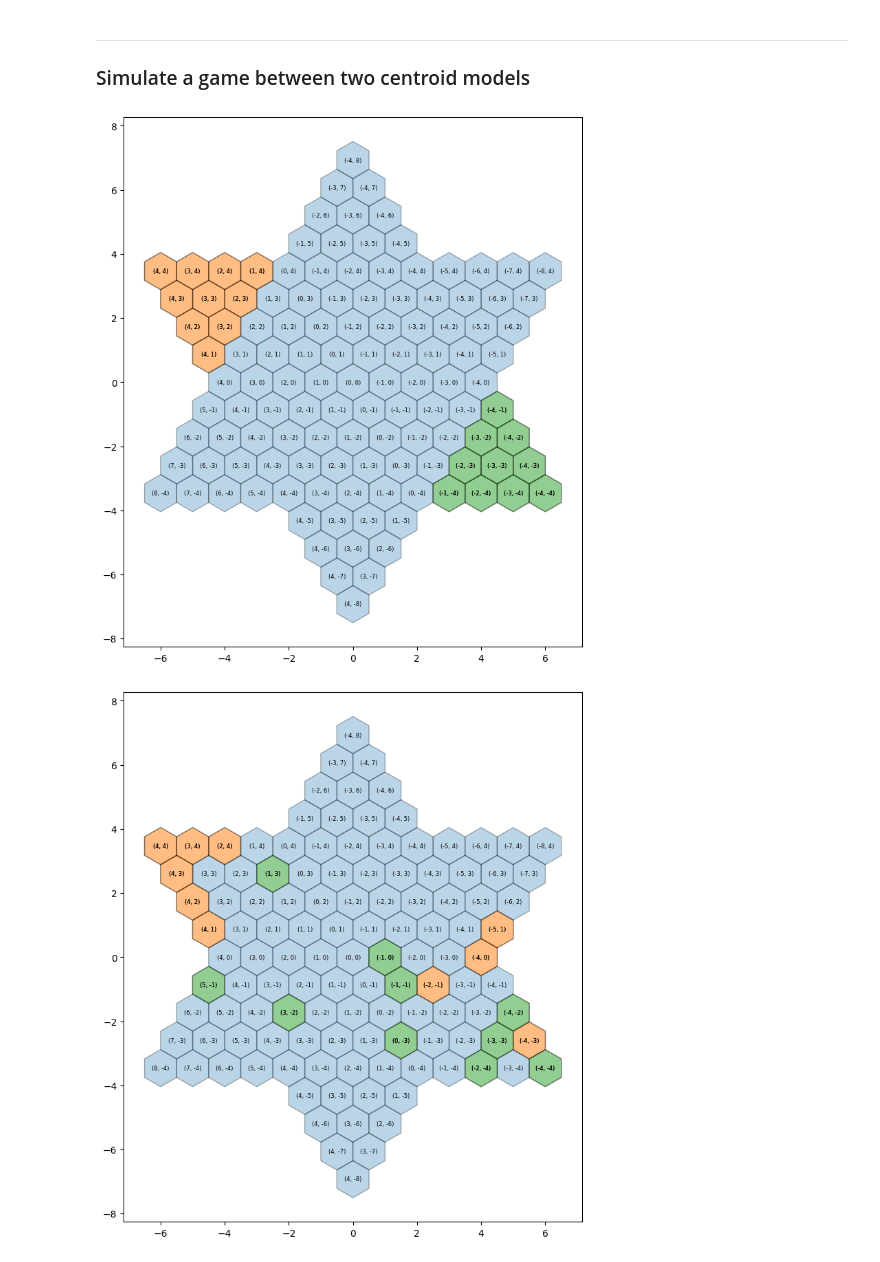
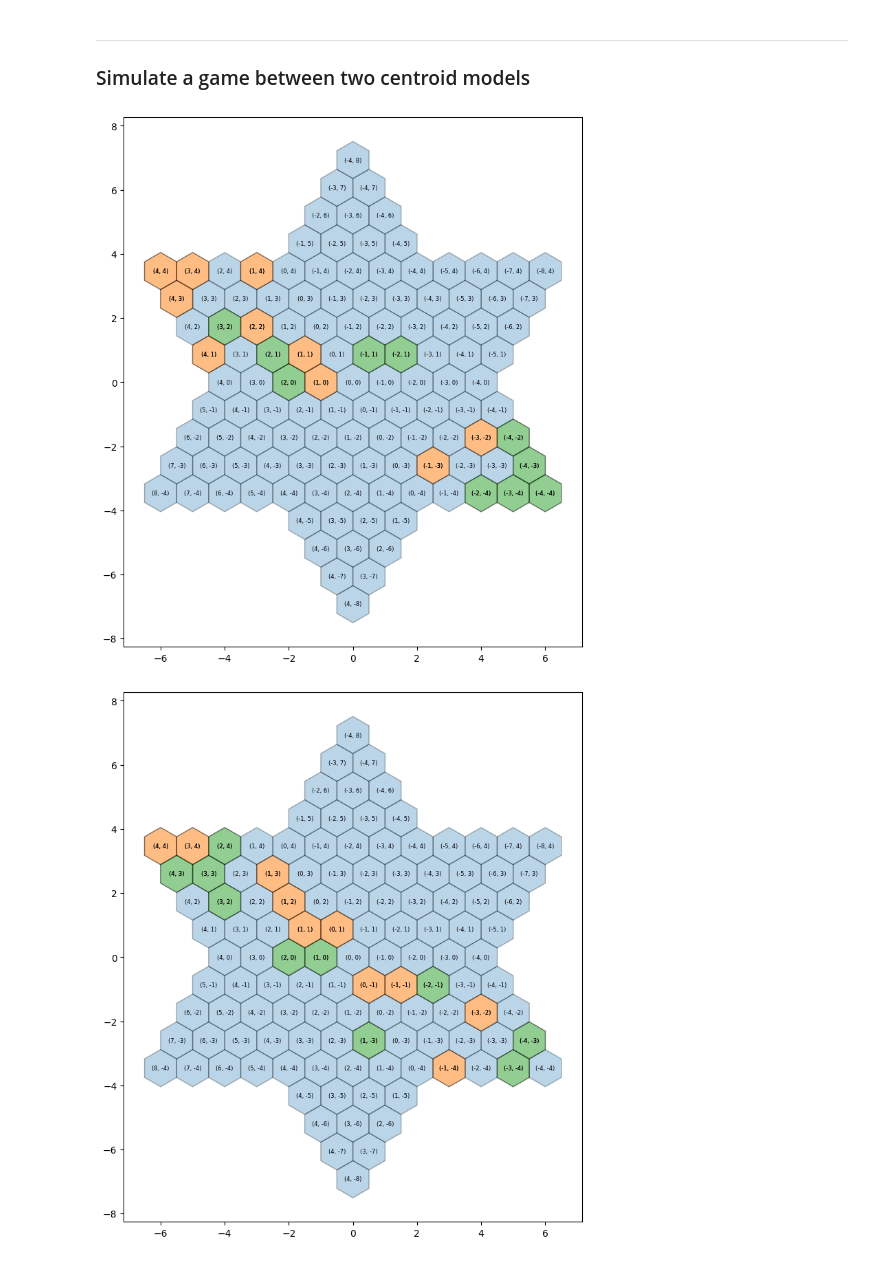
Before and after one commit to dakotacolorado/ChineseCheckersBot, a Jupyter notebook: game_examples.ipynb, the cells around one changed output. Drawn from its saved outputs; the diff is of its cells as text; code cells hidden in the pictures.

```diff
--- a/game_examples.ipynb
+++ b/game_examples.ipynb
@@ -23,12 +23,12 @@ printer.print_grid(
 ---
 ### Simulate a game between two centroid models
 # %%
-model_1 = CentroidModel()
-model_2 = CentroidModel()
-games = GameSimulation([model_1, model_2], print_period=40, print_coordinates=True).simulate_game()
-end_game = games[-1]
-end_game.print()
-print(f"Game Winner: {end_game.get_current_player()}")
+model_1 = BootstrapModel()
+model_2 = BootstrapModel()
+game_simulation = GameSimulation([model_1, model_2], print_period=40, print_coordinates=True)
+winner = game_simulation.simulate_game()
+game_simulation.game.print()
+print(f"Game Winner: {winner}")
 # %% [output]
-[figure, old version]
+[figure, new version]
-[figure, old version]
+[figure, new version]
```
Also changed, not shown: parts of 3 cells of this notebook, 2 other files.
